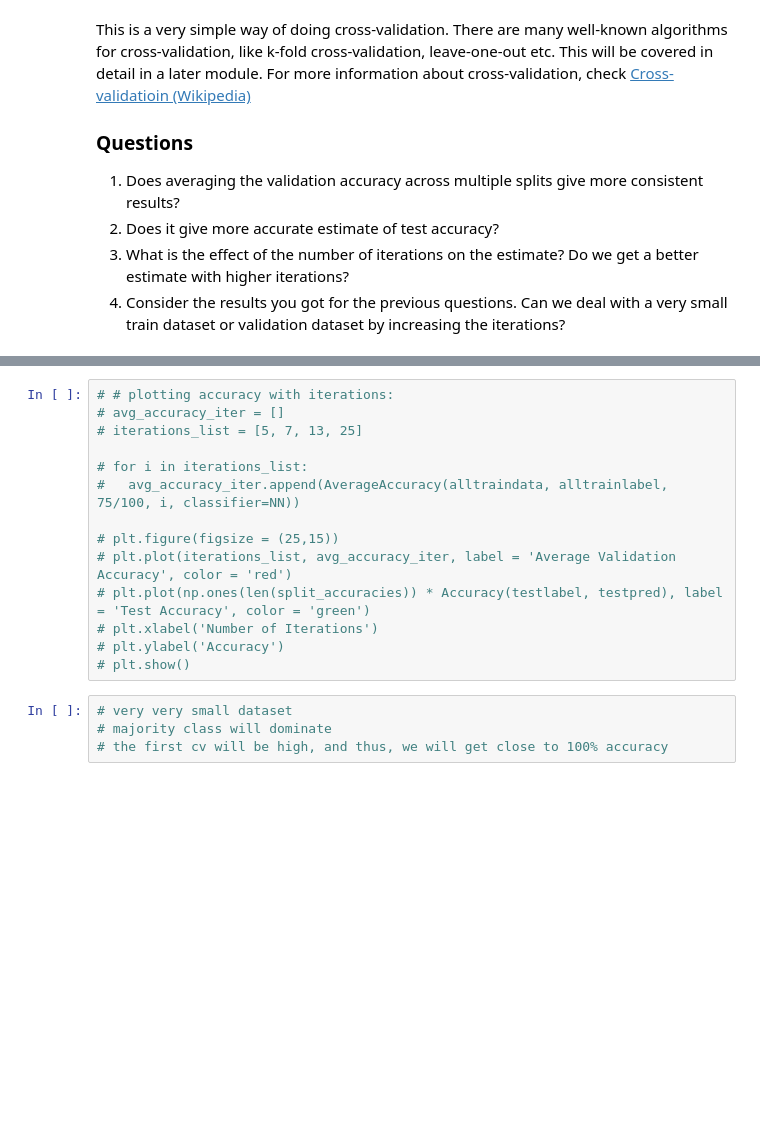
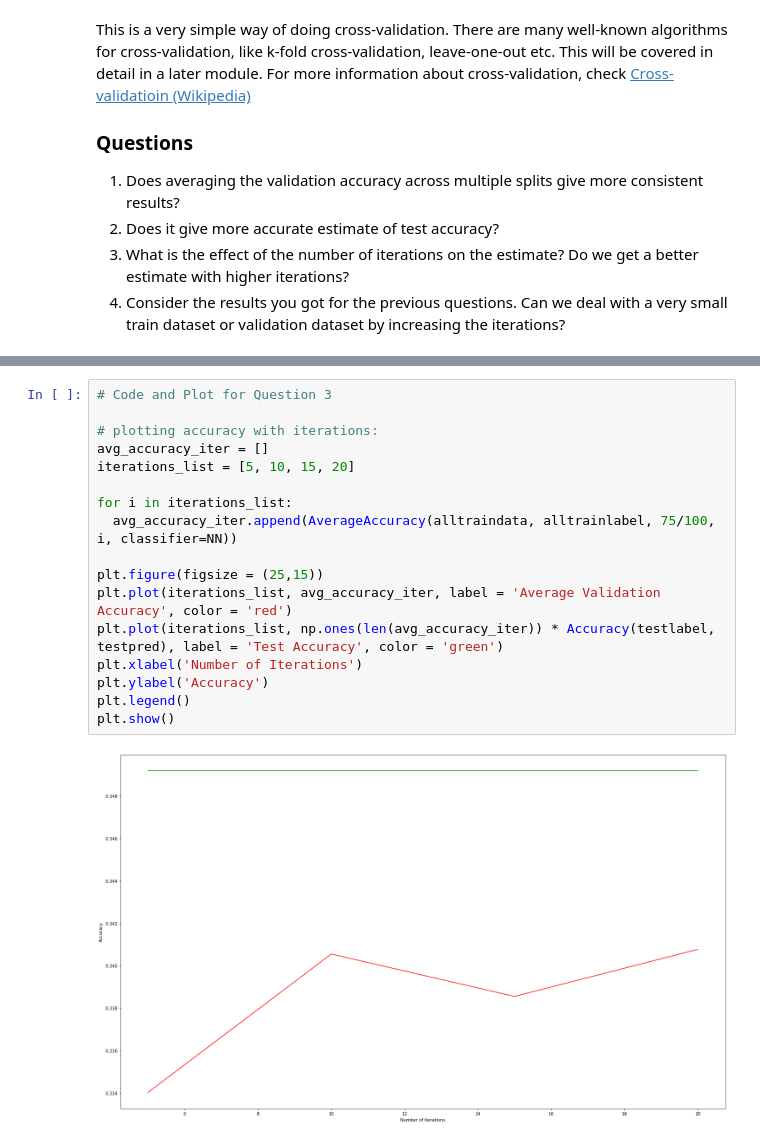
Before and after one commit to 5ury4pr454th/fmml-labs, a Jupyter notebook: Lab2_MLPractice.ipynb, the cells around one changed output, grey strips where cells are left out. Cells and saved outputs as stored; diff of their text form; blank space fills up the shorter version.

```diff
--- a/Lab2_MLPractice.ipynb
+++ b/Lab2_MLPractice.ipynb
@@ -377,18 +388,19 @@ plt.show()
 # %%
-# # plotting accuracy with iterations:
-# avg_accuracy_iter = []
-# iterations_list = [5, 7, 13, 25]
+# Code and Plot for Question 3
 
-# for i in iterations_list:
-#   avg_accuracy_iter.append(AverageAccuracy(alltraindata, alltrainlabel, 75/100, i, classifier=NN))
+# plotting accuracy with iterations:
+avg_accuracy_iter = []
+iterations_list = [5, 10, 15, 20]
 
-# plt.figure(figsize = (25,15))
-# plt.plot(iterations_list, avg_accuracy_iter, label = 'Average Validation Accuracy', color = 'red')
-# plt.plot(np.ones(len(split_accuracies)) * Accuracy(testlabel, testpred), label = 'Test Accuracy', color = 'green')
-# plt.xlabel('Number of Iterations')
-# plt.ylabel('Accuracy')
-# plt.show()
+for i in iterations_list:
+  avg_accuracy_iter.append(AverageAccuracy(alltraindata, alltrainlabel, 75/100, i, classifier=NN))
+
+plt.figure(figsize = (25,15))
+plt.plot(iterations_list, avg_accuracy_iter, label = 'Average Validation Accuracy', color = 'red')
+plt.plot(iterations_list, np.ones(len(avg_accuracy_iter)) * Accuracy(testlabel, testpred), label = 'Test Accuracy', color = 'green')
+plt.xlabel('Number of Iterations')
+plt.ylabel('Accuracy')
+plt.legend()
+plt.show()
+# %% [output]
+[figure, added]
-# %%
-# very very small dataset
-# majority class will dominate
-# the first cv will be high, and thus, we will get close to 100% accuracy
```
Also changed, not shown: parts of 11 cells of this notebook.
